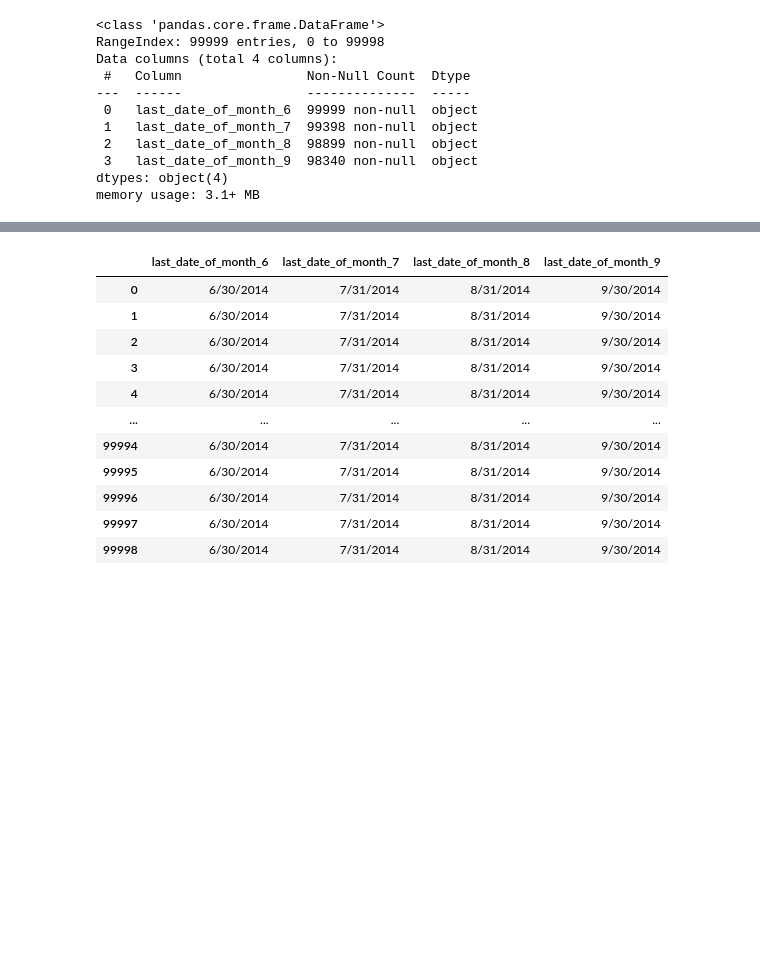
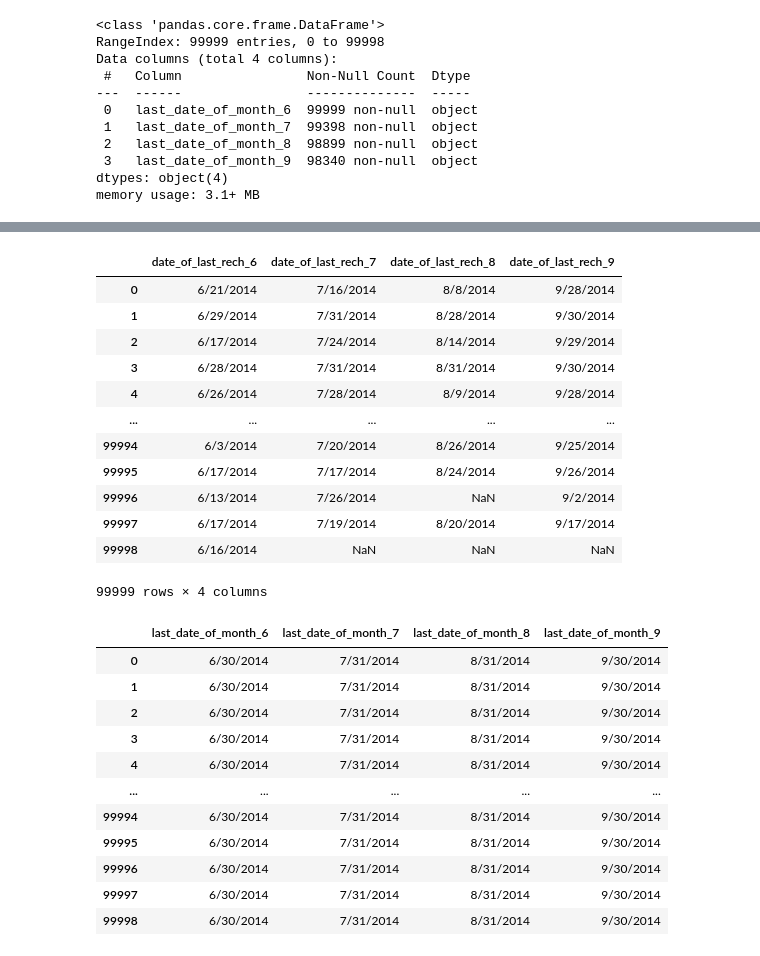
Before and after one commit to Ramesh9394/DS_1_2022, a Jupyter notebook: Telecom_Churn_Case_Study.ipynb, the cells around one changed output, grey strips where cells are left out. Cells and saved outputs as stored; diff of their text form; code cells hidden in the pictures; blank space fills up the shorter version.

```diff
--- a/Telecom_Churn_Case_Study.ipynb
+++ b/Telecom_Churn_Case_Study.ipynb
@@ -105,6 +105,8 @@ dtypes: float64(179), int64(35), object(12)
 memory usage: 172.4+ MB
 # %%
 last_date_cols = ['last_date_of_month_6','last_date_of_month_7','last_date_of_month_8','last_date_of_month_9']
+# %%
+last_recharge_cols = ['date_of_last_rech_6','date_of_last_rech_7','date_of_last_rech_8','date_of_last_rech_9']
 # %%
 churn[last_date_cols].info()
 # %% [output]
@@ -122,3 +138,19 @@ memory usage: 3.1+ MB
+# %%
+churn[last_recharge_cols]
+# %% [output]
+|  | date_of_last_rech_6 | date_of_last_rech_7 | date_of_last_rech_8 | date_of_last_rech_9 |
+| 0 | 6/21/2014 | 7/16/2014 | 8/8/2014 | 9/28/2014 |
+| 1 | 6/29/2014 | 7/31/2014 | 8/28/2014 | 9/30/2014 |
+| 2 | 6/17/2014 | 7/24/2014 | 8/14/2014 | 9/29/2014 |
+| 3 | 6/28/2014 | 7/31/2014 | 8/31/2014 | 9/30/2014 |
+| 4 | 6/26/2014 | 7/28/2014 | 8/9/2014 | 9/28/2014 |
+| ... | ... | ... | ... | ... |
+| 99994 | 6/3/2014 | 7/20/2014 | 8/26/2014 | 9/25/2014 |
+| 99995 | 6/17/2014 | 7/17/2014 | 8/24/2014 | 9/26/2014 |
+| 99996 | 6/13/2014 | 7/26/2014 | NaN | 9/2/2014 |
+| 99997 | 6/17/2014 | 7/19/2014 | 8/20/2014 | 9/17/2014 |
+| 99998 | 6/16/2014 | NaN | NaN | NaN |
+99999 rows × 4 columns
 # %%
 churn[last_date_cols]
 # %% [output]
```
Also changed, not shown: parts of 4 cells of this notebook.
